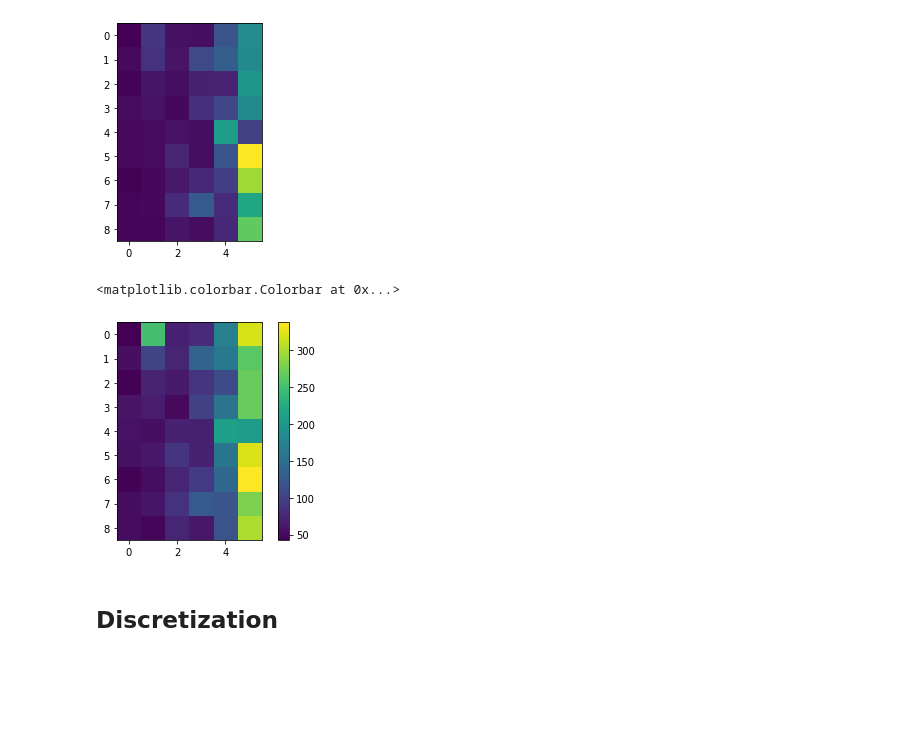
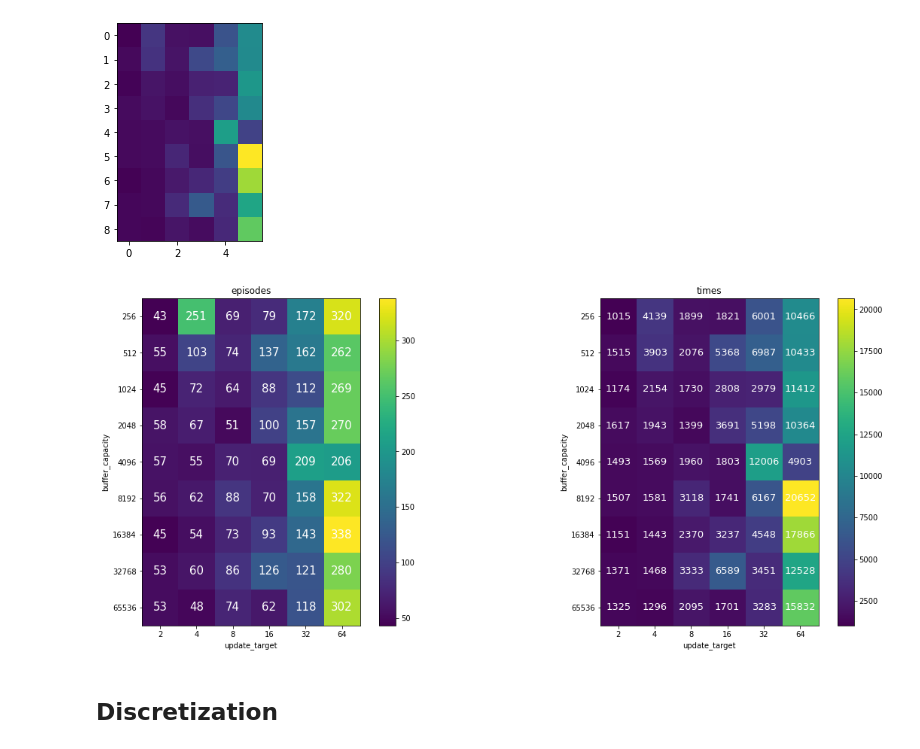
Before and after one commit to Mustapha-AJEGHRIR/RL_course, a Jupyter notebook: TD2/TD2/TD2.ipynb, the cells around one changed output. Saved outputs shown, nothing was run; the diff lists cells and outputs as text; code cells hidden in the pictures; blank space fills up the shorter version.

```diff
--- a/TD2/TD2/TD2.ipynb
+++ b/TD2/TD2/TD2.ipynb
@@ -730,12 +715,47 @@ buffer_capacity =  512          update_target =  2      .....   mean_episode =
         update_target =  64     .....   mean_episode =  302     mean_time =  15832
 [figure]
 [figure]
+# %%
+all_episodes = np.load("all_episodes.npy")
+all_times = np.load("all_times.npy")
 # %%
-plt.imshow(all_episodes)
-plt.colorbar()
+fig, ax = plt.subplots(1, 2, figsize=(20, 8))
+
+color_map = plt.cm.get_cmap("viridis")
+
+
+ax[0].imshow(all_episodes, cmap=color_map)
+ax[0].set_title("episodes")
+ax[0].set_xticks(np.arange(len(update_possiblities)))
+ax[0].set_yticks(np.arange(len(buffers_possiblities)))
+ax[0].set_xticklabels(update_possiblities)
+ax[0].set_yticklabels(buffers_possiblities)
+ax[0].set_xlabel("update_target")
+ax[0].set_ylabel("buffer_capacity")
+
+ax[1].imshow(all_times, cmap=color_map)
+ax[1].set_title("times")
+ax[1].set_xticks(np.arange(len(update_possiblities)))
+ax[1].set_yticks(np.arange(len(buffers_possiblities)))
+ax[1].set_xticklabels(update_possiblities)
+ax[1].set_yticklabels(buffers_possiblities)
+ax[1].set_xlabel("update_target")
+ax[1].set_ylabel("buffer_capacity")
+
+
+for i in range(len(update_possiblities)):
+    for j in range(len(buffers_possiblities)):
+        e = all_episodes[j,i]
+        ax[0].text(i, j, str(e), va='center', ha='center', color='w', fontsize=15)
+
+        t = all_times[j,i]
+        ax[1].text(i, j, str(t), va='center', ha='center', color='w', fontsize=13)
+#show color bar
+fig.colorbar(ax[0].imshow(all_episodes, cmap=color_map), ax=ax[0])
+fig.colorbar(ax[1].imshow(all_times, cmap=color_map), ax=ax[1])
+plt.show()
 # %% [output]
-<matplotlib.colorbar.Colorbar at 0x...>
-[figure, old version]
+[figure, new version]
 # %% [markdown]
 ## Discretization
 # %% [markdown]
```
Also changed, not shown: parts of 5 cells of this notebook.
